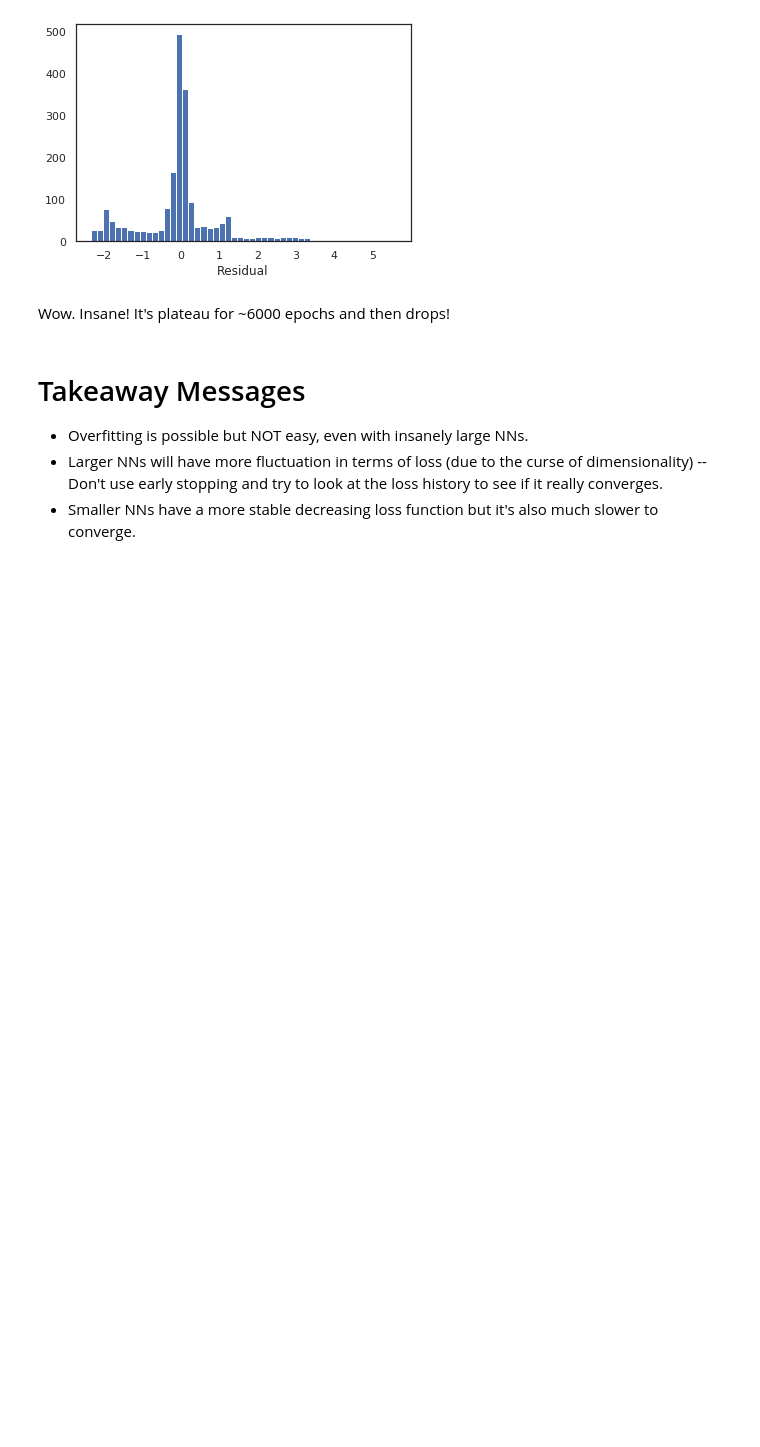
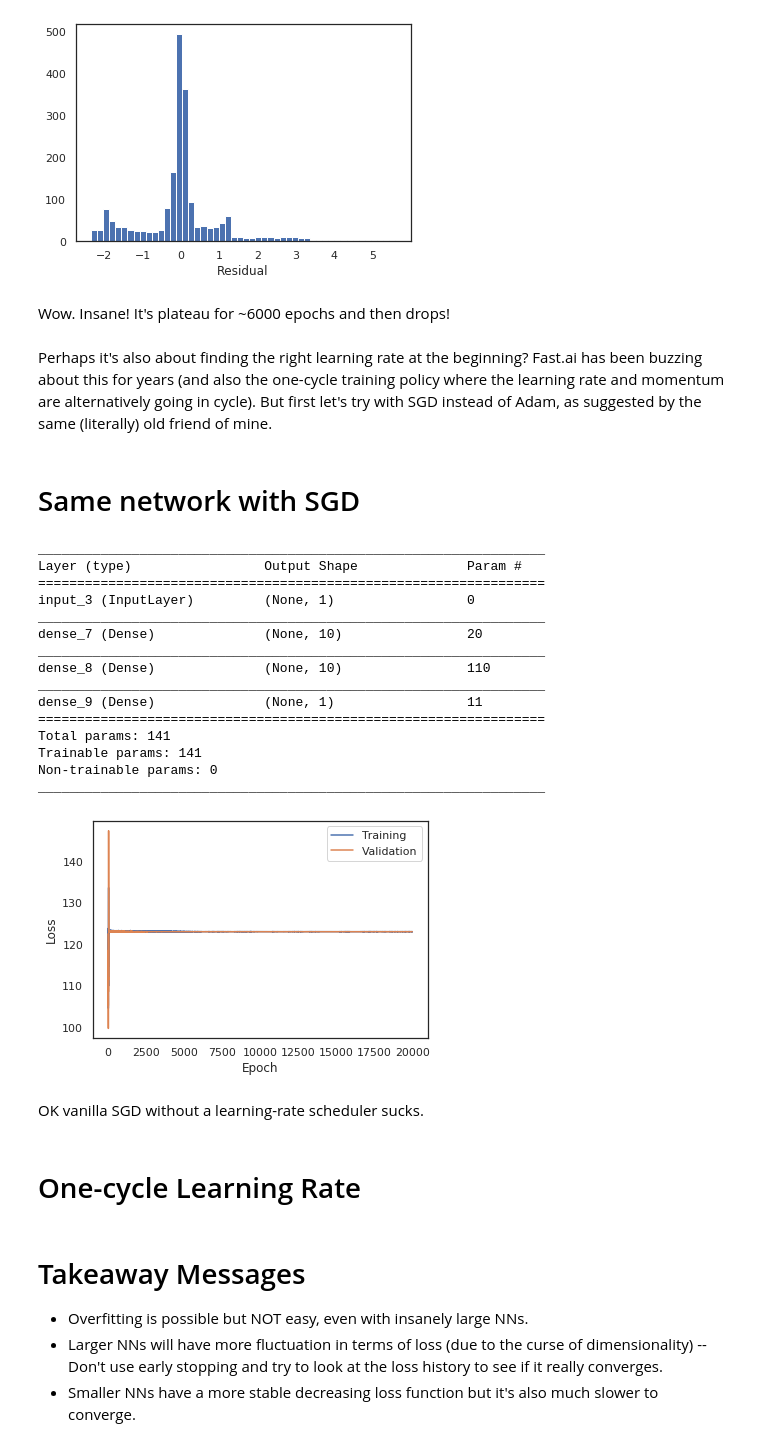
Before and after one commit to thongonary/Thoughts, a Jupyter notebook: Overfitting.ipynb, the cells around one changed output. Cells and saved outputs as stored; diff of their text form; code cells hidden in the pictures; blank space fills up the shorter version.

```diff
--- a/Overfitting.ipynb
+++ b/Overfitting.ipynb
@@ -638,6 +638,50 @@ plt.show()
 [figure]
 # %% [markdown]
 Wow. Insane! It's plateau for ~6000 epochs and then drops!
+# %% [markdown]
+Perhaps it's also about finding the right learning rate at the beginning? Fast.ai has been buzzing about this for years (and also the one-cycle training policy where the learning rate and momentum are alternatively going in cycle). But first let's try with SGD instead of Adam, as suggested by the same (literally) old friend of mine.
+# %% [markdown]
+# Same network with SGD
+# %%
+inputs = Input(shape=(1,))
+hidden = Dense(10, activation='relu')(inputs)
+hidden = Dense(10, activation='relu')(hidden)
+output = Dense(1)(hidden)
+model = Model(inputs, output)
+model.compile(loss="mse", optimizer='sgd')
+model.summary()
+
+history = model.fit(x_train,y_train,  epochs=20000, batch_size=200, verbose=0,
+          #callbacks=[EarlyStopping(monitor='val_loss', patience=20)],
+          validation_data=(x,yval))
+
+plt.plot(history.history['loss'], label='Training')
+plt.plot(history.history['val_loss'], label='Validation')
+plt.legend(loc='best')
+plt.ylabel('Loss')
+plt.xlabel('Epoch')
+plt.show()
+# %% [output]
+_________________________________________________________________
+Layer (type)                 Output Shape              Param #
+=================================================================
+input_3 (InputLayer)         (None, 1)                 0
+_________________________________________________________________
+dense_7 (Dense)              (None, 10)                20
+_________________________________________________________________
+dense_8 (Dense)              (None, 10)                110
+_________________________________________________________________
+dense_9 (Dense)              (None, 1)                 11
+=================================================================
+Total params: 141
+Trainable params: 141
+Non-trainable params: 0
+_________________________________________________________________
+[figure, added]
+# %% [markdown]
+OK vanilla SGD without a learning-rate scheduler sucks.
+# %% [markdown]
+# One-cycle Learning Rate
 # %% [markdown]
 # Takeaway Messages
 - Overfitting is possible but NOT easy, even with insanely large NNs.
```
Also changed, not shown: 2 other files.
